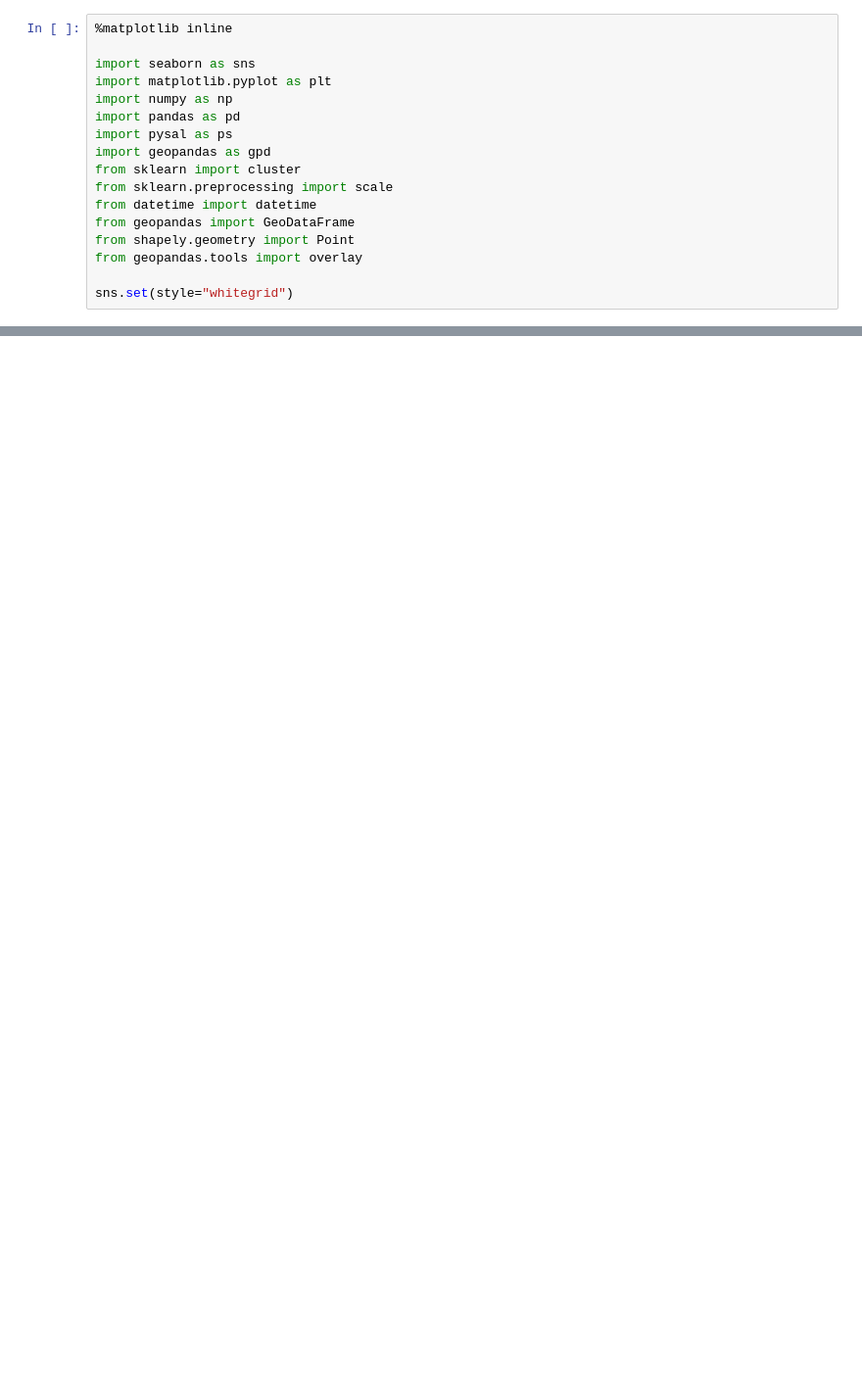
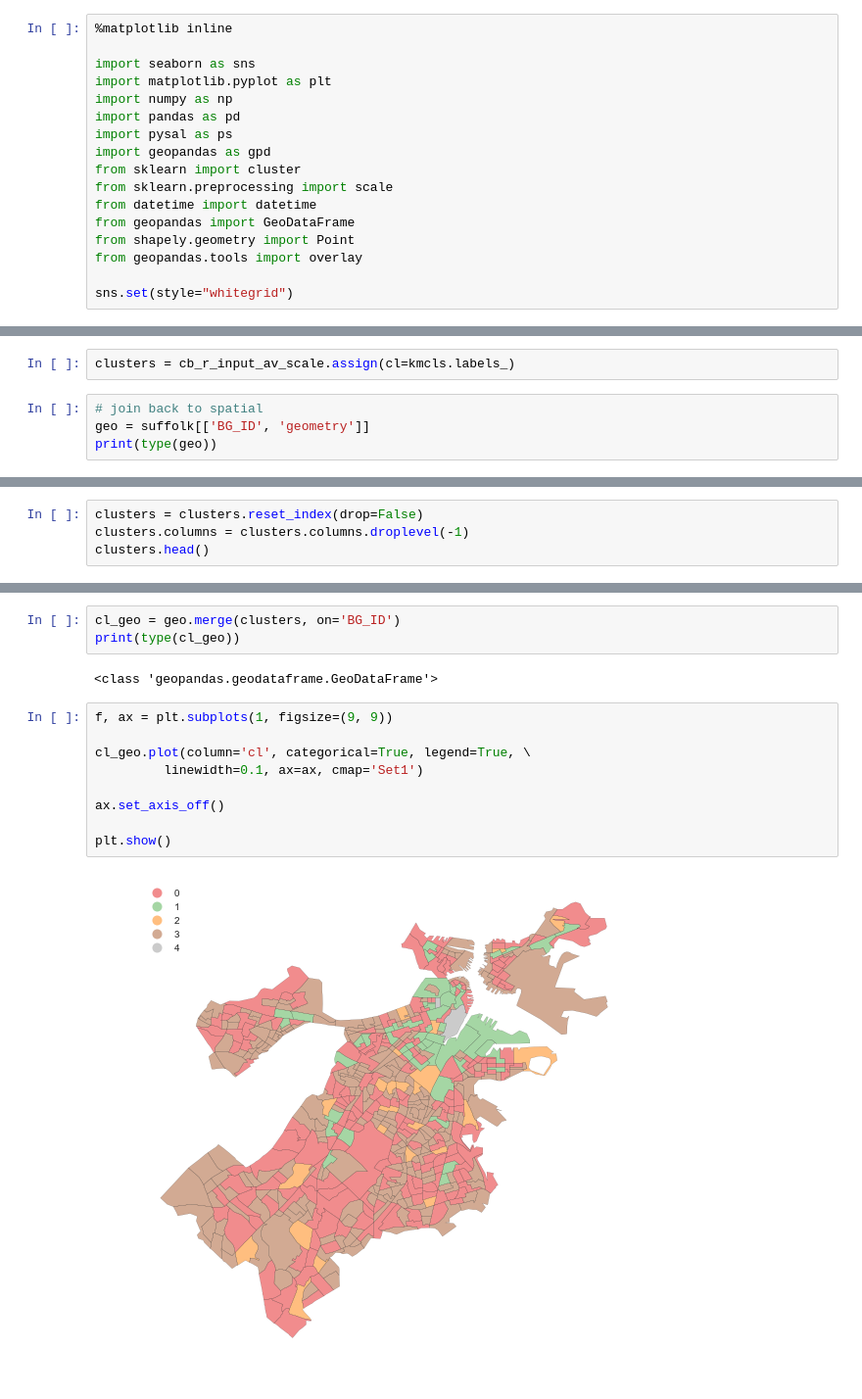
Before and after one commit to paylakatel/explore_311, a Jupyter notebook: clusters.ipynb, the cells around one changed output, grey strips where cells are left out. Shown: that part at 98% size. Saved outputs shown, nothing was run; the diff lists cells and outputs as text; blank space fills up the shorter version.

Commit message:
added more to clustering

```diff
--- a/clusters.ipynb
+++ b/clusters.ipynb
@@ -252,0 +231,6 @@ ax.legend(ncol=1, loc="right");
+# %%
+clusters = cb_r_input_av_scale.assign(cl=kmcls.labels_)
+# %%
+# join back to spatial
+geo = suffolk[['BG_ID', 'geometry']]
+print(type(geo))
@@ -252,0 +239,4 @@ ax.legend(ncol=1, loc="right");
+# %%
+clusters = clusters.reset_index(drop=False)
+clusters.columns = clusters.columns.droplevel(-1)
+clusters.head()
@@ -252,0 +250,16 @@ ax.legend(ncol=1, loc="right");
+# %%
+cl_geo = geo.merge(clusters, on='BG_ID')
+print(type(cl_geo))
+# %% [output]
+<class 'geopandas.geodataframe.GeoDataFrame'>
+# %%
+f, ax = plt.subplots(1, figsize=(9, 9))
+
+cl_geo.plot(column='cl', categorical=True, legend=True, \
+         linewidth=0.1, ax=ax, cmap='Set1')
+
+ax.set_axis_off()
+
+plt.show()
+# %% [output]
+[figure, added]
```
Also changed, not shown: parts of 53 cells of this notebook.
